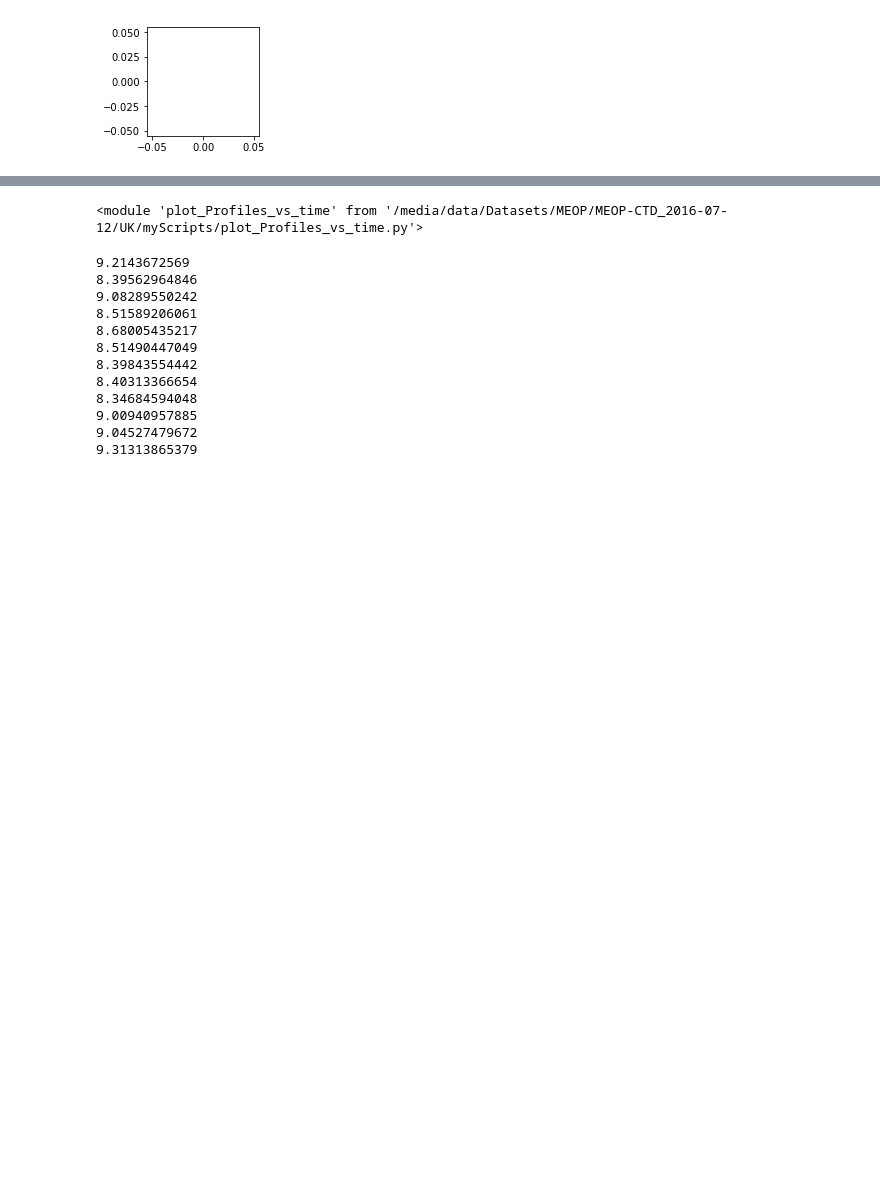
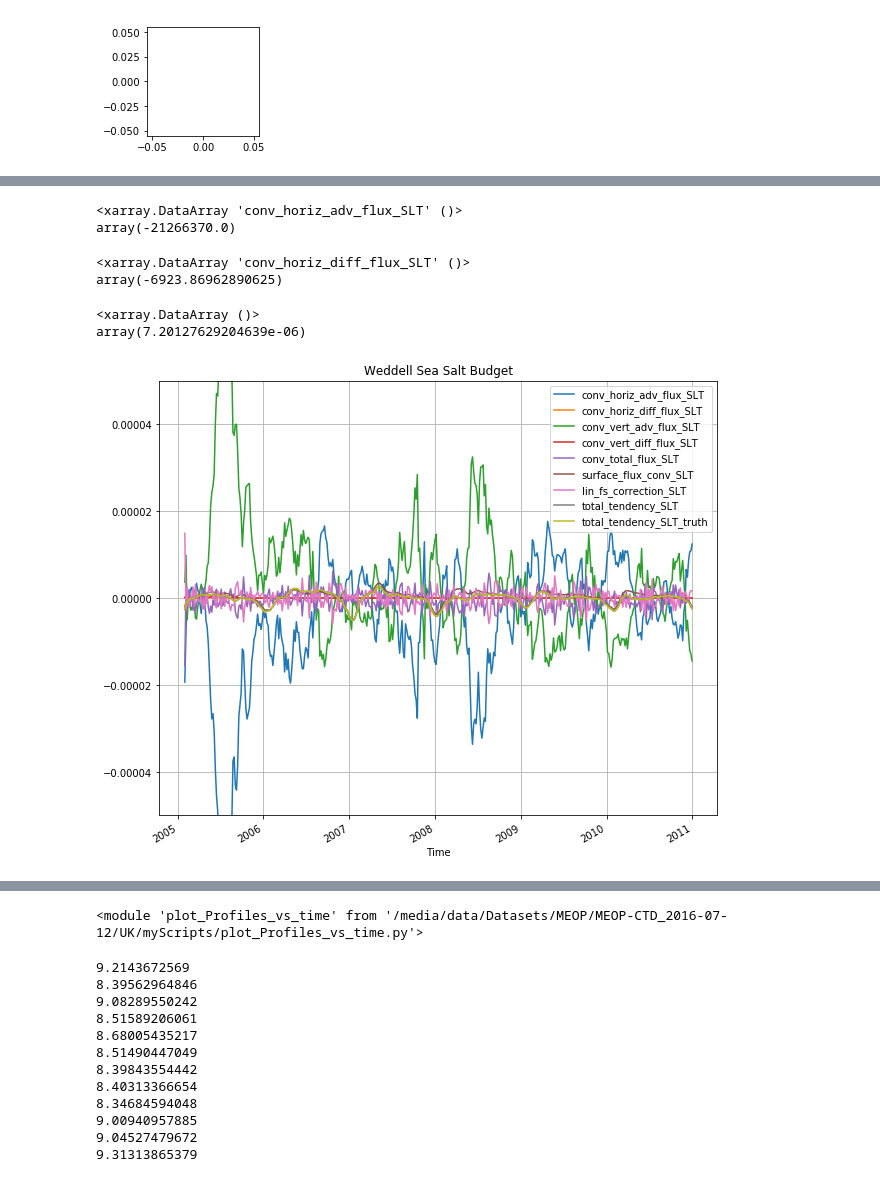
Before and after one commit to adityarn/antarctic_margins_MEOP, a Jupyter notebook: FreshwaterFluxComputation.ipynb, the cells around one changed output, grey strips where cells are left out. Saved outputs shown, nothing was run; the diff lists cells and outputs as text; code cells hidden in the pictures; blank space fills up the shorter version.

```diff
--- a/FreshwaterFluxComputation.ipynb
+++ b/FreshwaterFluxComputation.ipynb
@@ -29,3 +54,7 @@ plt.plot()
 plt.show()
 # %% [output]
 [figure]
+# %%
+WS_SLT_budget = xr.open_dataset("../../../SOSE/myScripts/Budgets/SOSE_Weddell_SLT_budget.nc")
+RS_SLT_budget = xr.open_dataset("../../../SOSE/myScripts/Budgets/SOSE_Ross_SLT_budget.nc")
+PMC_SLT_budget = xr.open_dataset("../../../SOSE/myScripts/Budgets/SOSE_PMC_SLT_budget.nc")
@@ -31,0 +117,31 @@ plt.show()
+# %%
+(WS_SLT_budget.conv_horiz_adv_flux_SLT.sel(time=slice('2005-01-06T00:00:00.000000000',
+                                                     '2006-01-06T00:00:00.000000000'))  * 5./365.25).sum() #/ WS_SLT_budget.attrs['TotalArea']
+# %% [output]
+<xarray.DataArray 'conv_horiz_adv_flux_SLT' ()>
+array(-21266370.0)
+# %%
+(WS_SLT_budget.conv_horiz_diff_flux_SLT.sel(time=slice('2005-01-06T00:00:00.000000000',
+                                                     '2006-01-06T00:00:00.000000000'))  * 5./365.25).sum() #/ WS_SLT_budget.attrs['TotalArea']
+# %% [output]
+<xarray.DataArray 'conv_horiz_diff_flux_SLT' ()>
+array(-6923.86962890625)
+# %%
+(RS_SLT_budget.conv_horiz_adv_flux_SLT.sel(time=slice('2005-01-06T00:00:00.000000000',
+                                                     '2006-01-06T00:00:00.000000000'))  * 5./365.25).sum() / rossVol * 1500
+# %% [output]
+<xarray.DataArray ()>
+array(7.20127629204639e-06)
+# %%
+plt.figure(figsize=(10,8))
+for v in WS_SLT_budget.data_vars:
+    (WS_SLT_budget[v] / WS_SLT_budget.attrs['TotalArea']).rolling(time=6).mean().plot(label=v)
+
+plt.ylim(-5e-5, 5e-5)
+plt.legend()
+plt.grid()
+plt.title('Weddell Sea Salt Budget')
+
+plt.show()
+# %% [output]
+[figure, added]
```
Also changed, not shown: parts of 12 cells of this notebook, 9 other files.
